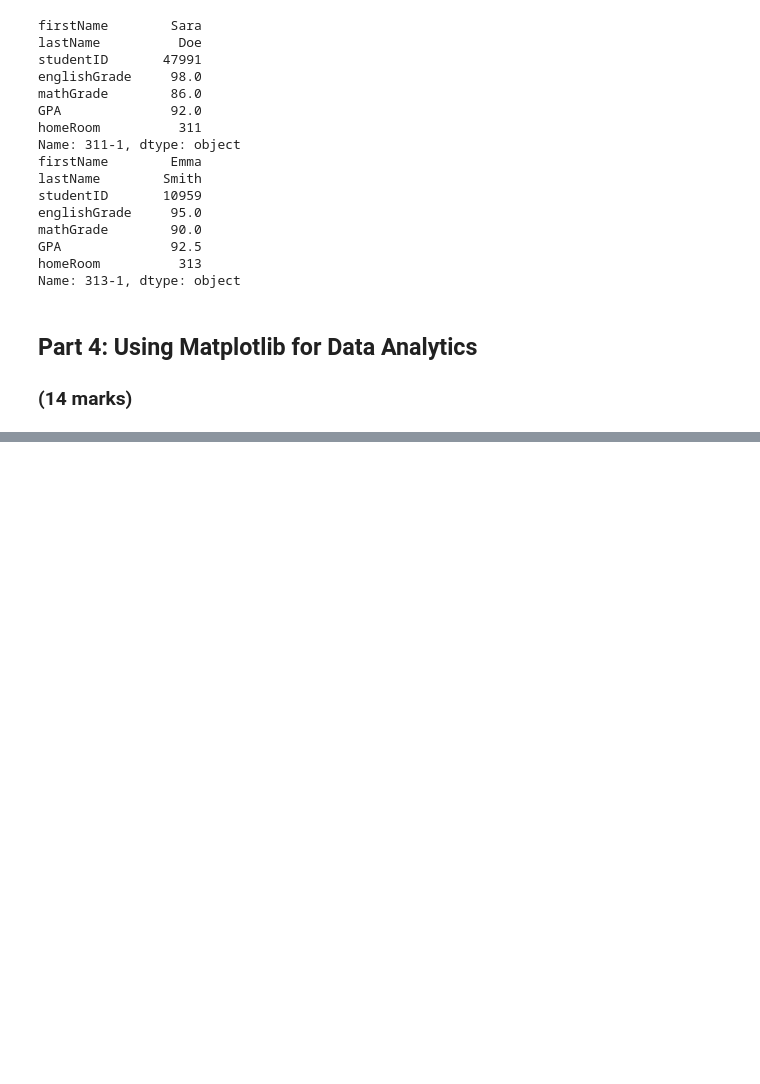
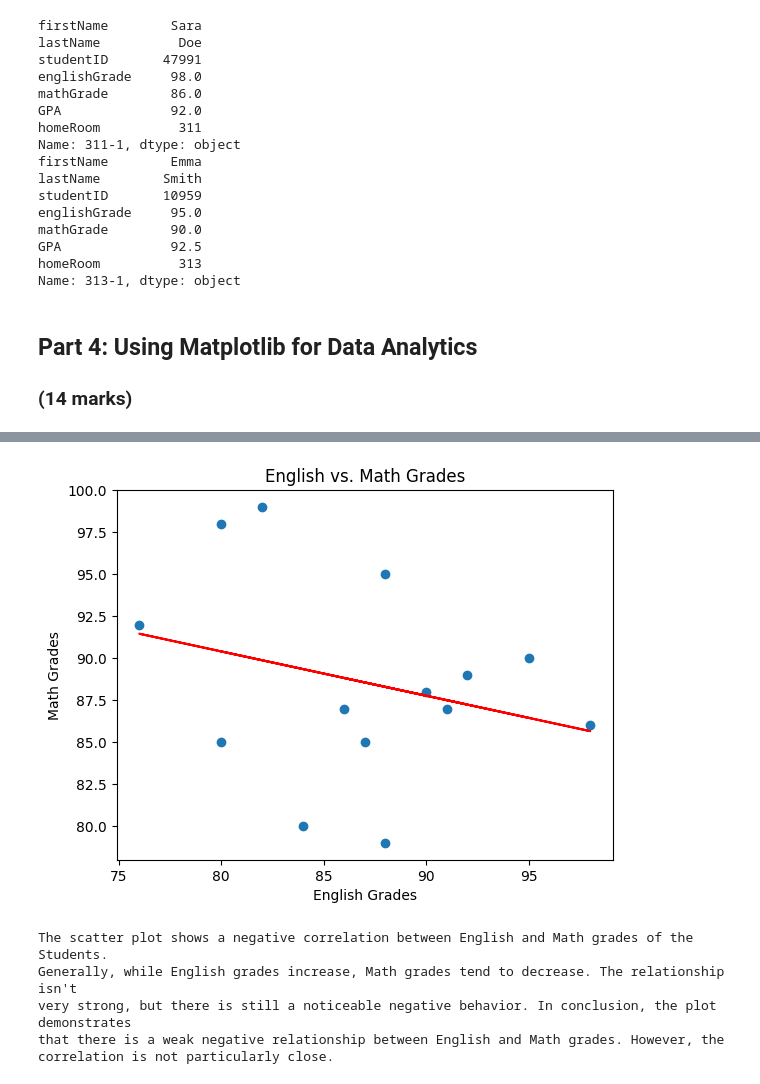
Before and after one commit to SebastianVanegasPerez/engg680_2024_fall, a Jupyter notebook: Lab_Assignment1/StudentGradeManagementSystem.ipynb, the cells around one changed output, grey strips where cells are left out. Saved outputs shown, nothing was run; the diff lists cells and outputs as text; code cells hidden in the pictures; blank space fills up the shorter version.

```diff
--- a/Lab_Assignment1/StudentGradeManagementSystem.ipynb
+++ b/Lab_Assignment1/StudentGradeManagementSystem.ipynb
@@ -521,4 +539,27 @@ plt.show()
 # %%
 # From the scatter plot, is there a relationship between the Math and English grades?
 # (1 mark)
 #
+x = df_studentGrades['englishGrade']
+y = df_studentGrades['mathGrade']
+plt.scatter(df_studentGrades['englishGrade'], df_studentGrades['mathGrade'])
+plt.xlabel('English Grades')
+plt.ylabel('Math Grades')
+plt.title('English vs. Math Grades')
+m, b = np.polyfit(x, y, 1)
+plt.plot(x, m*x + b, color='red', label=f'Best fit line: y = {m:.2f}x + {b:.2f}')
+plt.show()
+
+print ("""
+The scatter plot shows a negative correlation between English and Math grades of the Students.
+Generally, while English grades increase, Math grades tend to decrease. The relationship isn't
+very strong, but there is still a noticeable negative behavior. In conclusion, the plot demonstrates
+that there is a weak negative relationship between English and Math grades. However, the
+correlation is not particularly close.""")
+# %% [output]
+[figure, added]
+The scatter plot shows a negative correlation between English and Math grades of the Students.
+Generally, while English grades increase, Math grades tend to decrease. The relationship isn't
+very strong, but there is still a noticeable negative behavior. In conclusion, the plot demonstrates
+that there is a weak negative relationship between English and Math grades. However, the
+correlation is not particularly close.
```
Also changed, not shown: parts of 7 cells of this notebook.
